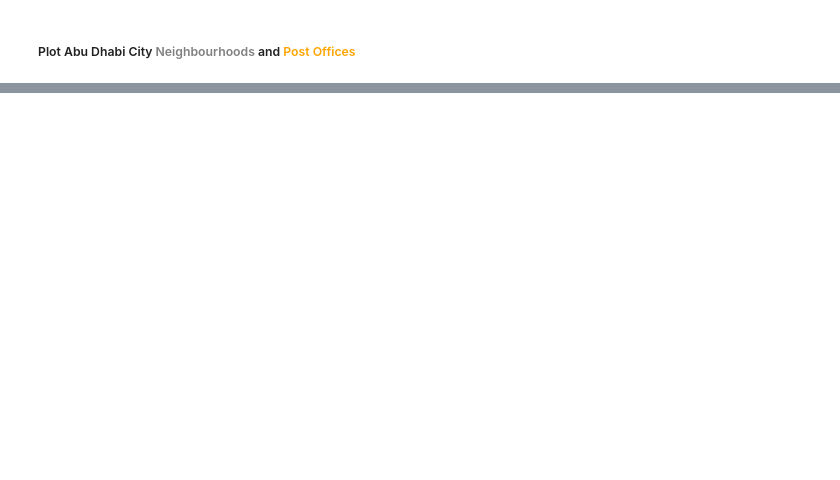
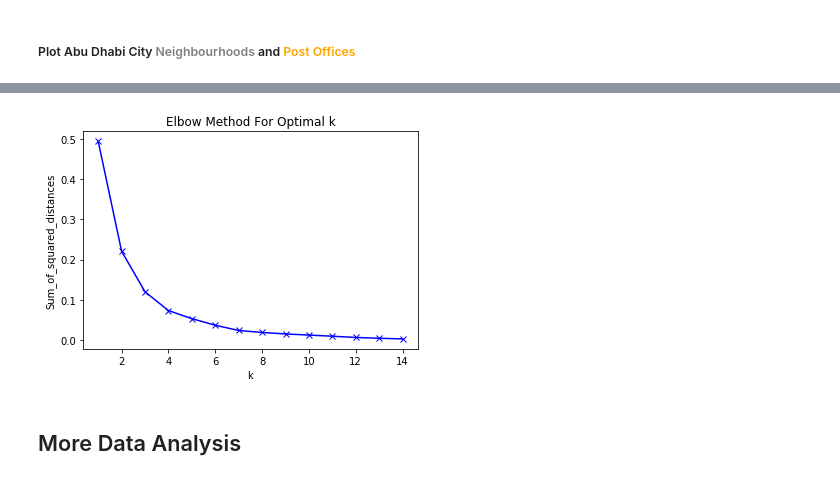
Before and after one commit to ZssAsh/Coursera_Capstone, a Jupyter notebook: DataScienceCapstoneProject.ipynb, the cells around one changed output, grey strips where cells are left out. Drawn from its saved outputs; the diff is of its cells as text; code cells hidden in the pictures; blank space fills up the shorter version.

```diff
--- a/DataScienceCapstoneProject.ipynb
+++ b/DataScienceCapstoneProject.ipynb
@@ -535,0 +581,2 @@ df_ADNeighbourhoods.loc[df_ADNeighbourhoods['ClusterLabels'] == 0, df_ADNeighbou
+# %%
+df_ADNeighbourhoods0.drop(['ClusterLabels', 'poCount'], axis=1, inplace=True)
@@ -535,0 +618,4 @@ df_ADNeighbourhoods.loc[df_ADNeighbourhoods['ClusterLabels'] == 0, df_ADNeighbou
+# %%
+df_ADNeighbourhoods0Test = pd.DataFrame(df_ADNeighbourhoods0)
+# %%
+df_ADNeighbourhoods0Test.drop(['Neighborhood'], axis=1, inplace=True)
@@ -535,0 +733,17 @@ df_ADNeighbourhoods.loc[df_ADNeighbourhoods['ClusterLabels'] == 0, df_ADNeighbou
+# %%
+Sum_of_squared_distances = []
+K = range(1,15)
+for k in K:
+    km = KMeans(n_clusters=k)
+    km = km.fit(df_ADNeighbourhoods0Test)
+    Sum_of_squared_distances.append(km.inertia_)
+# %%
+plt.plot(K, Sum_of_squared_distances, 'bx-')
+plt.xlabel('k')
+plt.ylabel('Sum_of_squared_distances')
+plt.title('Elbow Method For Optimal k')
+plt.show()
+# %% [output]
+[figure, added]
+# %% [markdown]
+## More Data Analysis
```
Also changed, not shown: parts of 41 cells of this notebook, 1 other file.
